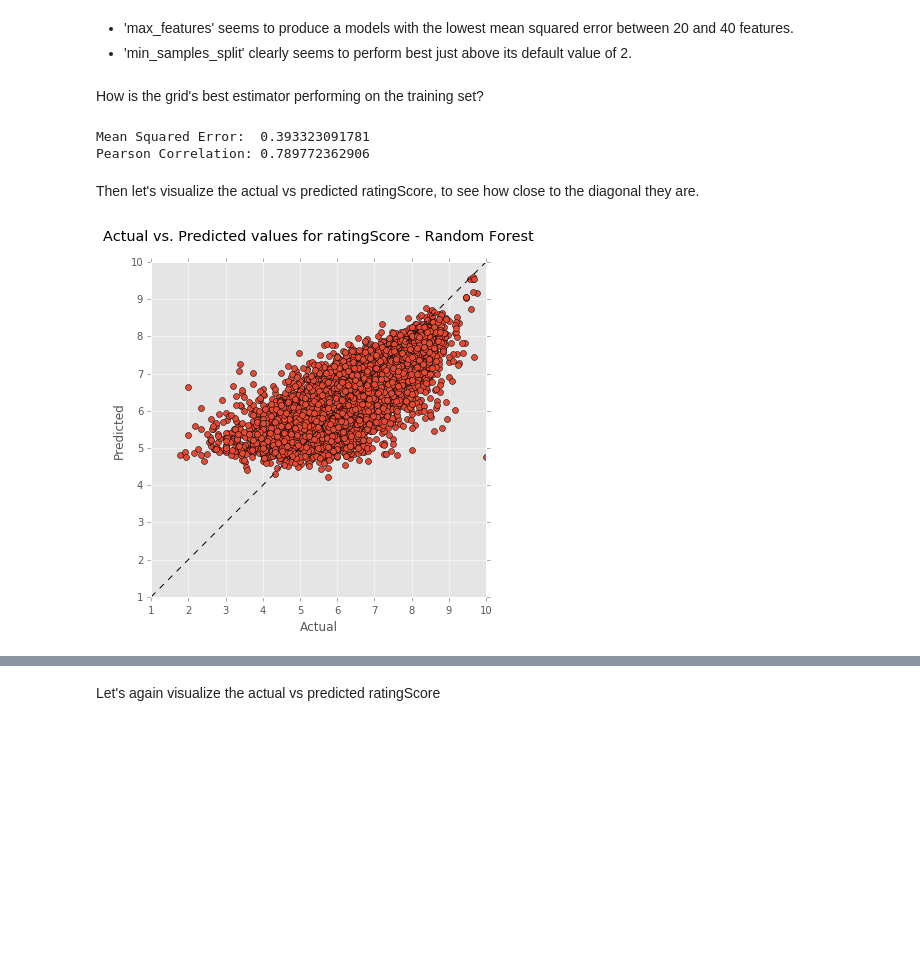
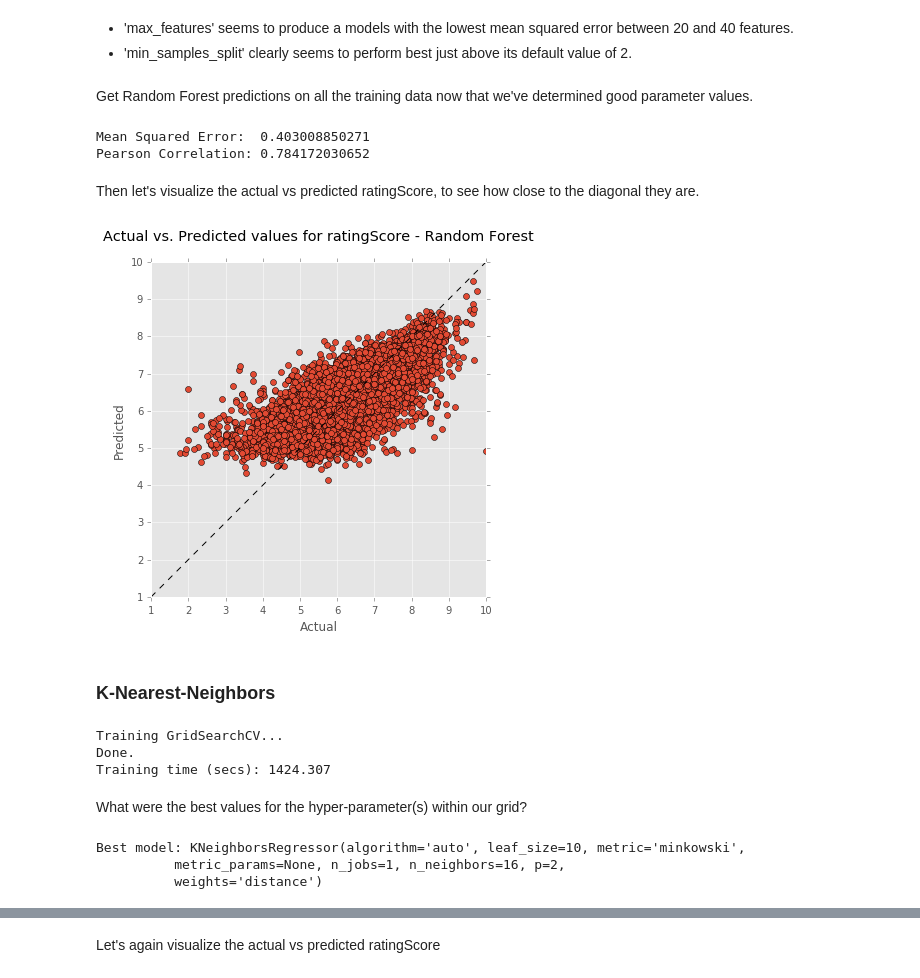
Before and after one commit to rcalme/udacity-capstone, a Jupyter notebook: Notebook/DataInvestigation.ipynb, the cells around one changed output, grey strips where cells are left out. Drawn from its saved outputs; the diff is of its cells as text; code cells hidden in the pictures; blank space fills up the shorter version.

```diff
--- a/Notebook/DataInvestigation.ipynb
+++ b/Notebook/DataInvestigation.ipynb
@@ -283,29 +283,62 @@ f.show()
 # %% [markdown]
 * 'max_features' seems to produce a models with the lowest mean squared error between 20 and 40 features.
 * 'min_samples_split' clearly seems to perform best just above its default value of 2.
-# %% [markdown]
-How is the grid's best estimator performing on the training set?
-# %%
-# You cannot predict with the training set with Random Forest or
-# you will get wildly optimistic performance. Here I use the
-# out-of-bag predictions to show a more realistic performance on the training set.
-print "Mean Squared Error:  {}".format(mean_squared_error(y_train, rf_grid.best_estimator_.oob_prediction_))
-print "Pearson Correlation: {}".format(pearsonr(y_train, rf_grid.best_estimator_.oob_prediction_)[0])
-# %% [output]
-Mean Squared Error:  0.393323091781
-Pearson Correlation: 0.789772362906
+# %% [markdown]
+Get Random Forest predictions on all the training data now that we've determined good parameter values.
+# %%
+from sklearn.cross_validation import cross_val_predict
+# Set the best parameters as our choices for this run.
+random_forest_reg.set_params(**rf_grid.best_params_)
+# Compute predictions on the entire set by collecting the predictions on the held-out set from each fold
+y_rf_pred = cross_val_predict(random_forest_reg, X_train, y_train)
+print "Mean Squared Error:  {}".format(mean_squared_error(y_train, y_rf_pred))
+print "Pearson Correlation: {}".format(pearsonr(y_train, y_rf_pred)[0])
+# %% [output]
+Mean Squared Error:  0.403008850271
+Pearson Correlation: 0.784172030652
 # %% [markdown]
 Then let's visualize the actual vs predicted ratingScore, to see how close to the diagonal they are.
 # %%
 plt.figure(figsize=(6,6))
-plt.plot(y_train, rf_grid.best_estimator_.oob_prediction_, 'o')
+plt.plot(y_train, y_rf_pred, 'o')
 plt.plot([1, 10], [1, 10], 'k--')
 plt.xlabel("Actual")
 plt.ylabel("Predicted")
 plt.title("Actual vs. Predicted values for ratingScore - Random Forest", y=1.05)
 plt.xlim(1, 10)
 plt.ylim(1, 10)
 plt.gca().set_aspect('equal', adjustable='box')
 plt.show()
 # %% [output]
-[figure, old version]
+[figure, new version]
+# %% [markdown]
+### K-Nearest-Neighbors
+# %%
+from sklearn.neighbors import KNeighborsRegressor
+k_neighbors_reg = KNeighborsRegressor( weights='distance' )
+# We'll mess with some parameters in our grid search.
+# n_neighbors is now many neighbors to consider for each point
+# leaf_size is passed to BallTree/KDTree
+parameters = {
+    'n_neighbors': np.arange(2,32,2),
+    'leaf_size': np.arange(5,55,5)
+}
+# We'll use MSE as our function to determine the winner in the grid search
+mse_scorer = make_scorer(mean_squared_error, greater_is_better=False)
+# Set up the grid search, using "base" data in 10 folds
+knn_grid = GridSearchCV(k_neighbors_reg, parameters, scoring=mse_scorer, cv=kf)
+# Fit model to training data
+train(knn_grid, X_train, y_train)
+# %% [output]
+Training GridSearchCV...
+Done.
+Training time (secs): 1424.307
+# %% [markdown]
+What were the best values for the hyper-parameter(s) within our grid?
+# %%
+# Let's print which parameter(s) were chosen as the best in the grid
+print "\nBest model: {}".format(knn_grid.best_estimator_)
+# %% [output]
+Best model: KNeighborsRegressor(algorithm='auto', leaf_size=10, metric='minkowski',
+          metric_params=None, n_jobs=1, n_neighbors=16, p=2,
+          weights='distance')
```
Also changed, not shown: parts of 37 cells of this notebook.
